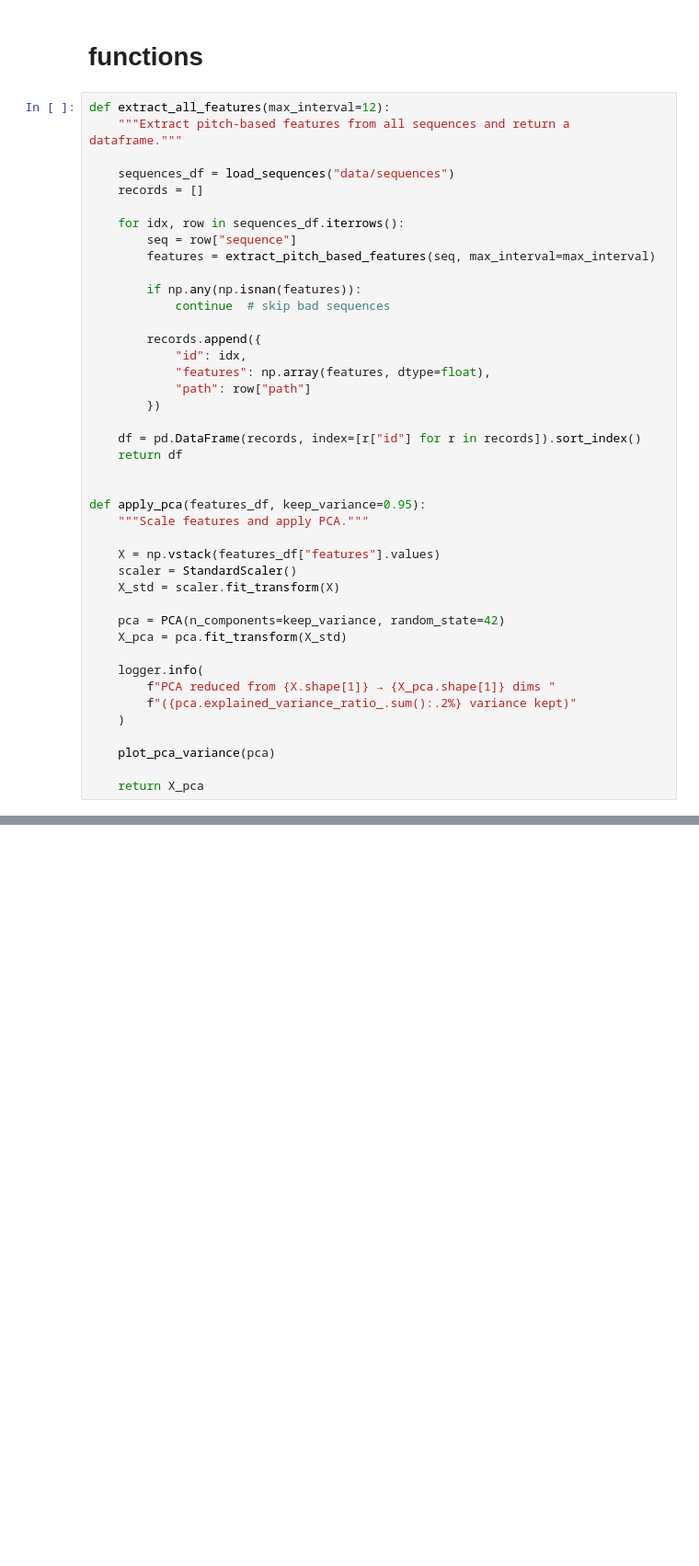
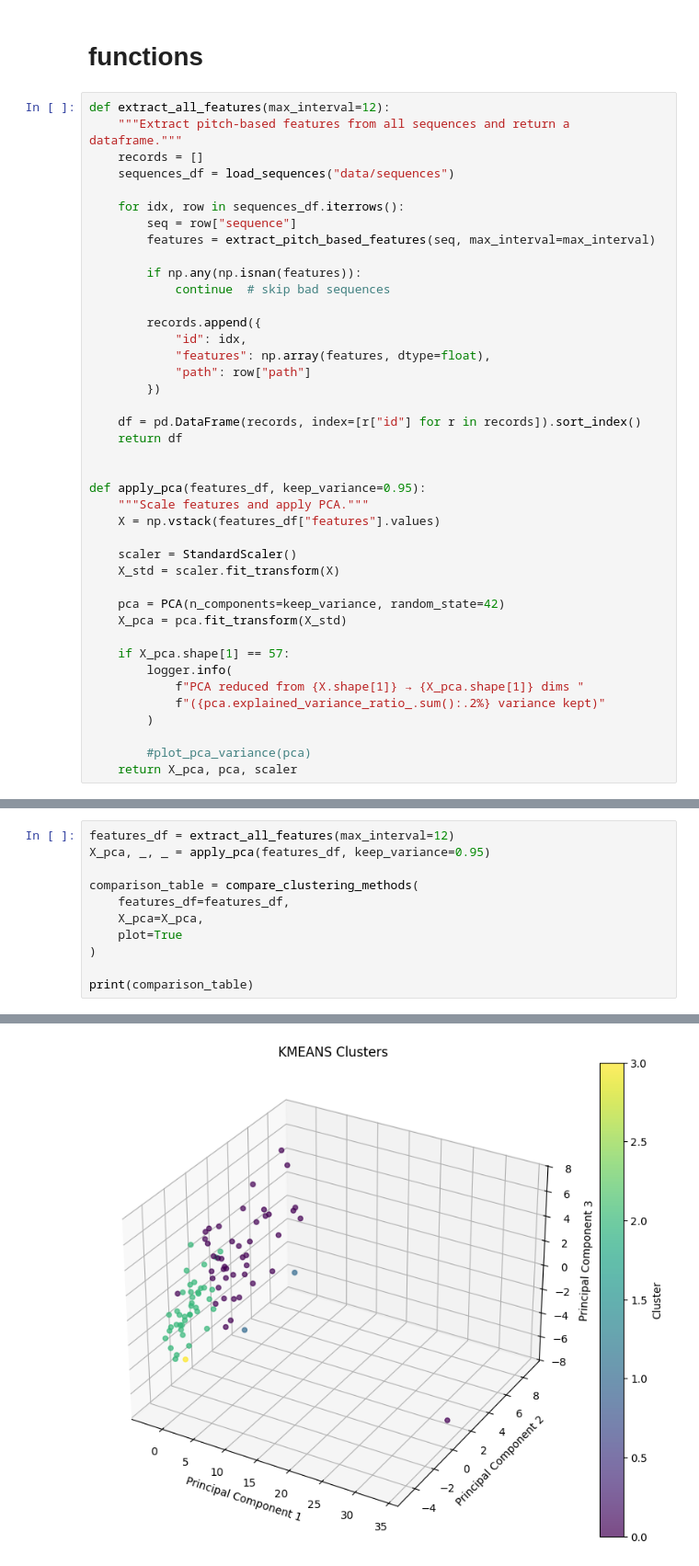
Before and after one commit to damiskov/project-02807, a Jupyter notebook: notebooks/pitch_based_clustering.ipynb, the cells around one changed output, grey strips where cells are left out. Shown at 92% size. Saved outputs shown, nothing was run; the diff lists cells and outputs as text; blank space fills up the shorter version.

Commit message:
comparing different clustering methods

```diff
--- a/notebooks/pitch_based_clustering.ipynb
+++ b/notebooks/pitch_based_clustering.ipynb
@@ -22,9 +22,8 @@ from sklearn.decomposition import PCA
 # %%
 def extract_all_features(max_interval=12):
     """Extract pitch-based features from all sequences and return a dataframe."""
-
+    records = []
     sequences_df = load_sequences("data/sequences")
-    records = []
 
     for idx, row in sequences_df.iterrows():
         seq = row["sequence"]
@@ -45,19 +44,19 @@ def extract_all_features(max_interval=12):
 
 def apply_pca(features_df, keep_variance=0.95):
     """Scale features and apply PCA."""
+    X = np.vstack(features_df["features"].values)
 
-    X = np.vstack(features_df["features"].values)
     scaler = StandardScaler()
     X_std = scaler.fit_transform(X)
 
     pca = PCA(n_components=keep_variance, random_state=42)
     X_pca = pca.fit_transform(X_std)
 
-    logger.info(
-        f"PCA reduced from {X.shape[1]} → {X_pca.shape[1]} dims "
-        f"({pca.explained_variance_ratio_.sum():.2%} variance kept)"
-    )
+    if X_pca.shape[1] == 57:
+        logger.info(
+            f"PCA reduced from {X.shape[1]} → {X_pca.shape[1]} dims "
+            f"({pca.explained_variance_ratio_.sum():.2%} variance kept)"
+        )
 
-    plot_pca_variance(pca)
-
-    return X_pca
+        #plot_pca_variance(pca)
+    return X_pca, pca, scaler
@@ -199,0 +185,12 @@ Name: count, dtype: int64
+# %%
+features_df = extract_all_features(max_interval=12)
+X_pca, _, _ = apply_pca(features_df, keep_variance=0.95)
+
+comparison_table = compare_clustering_methods(
+    features_df=features_df,
+    X_pca=X_pca,
+    plot=True
+)
+
+print(comparison_table)
+# %% [output]
@@ -199,0 +208 @@ Name: count, dtype: int64
+[figure, added]
```
Also changed, not shown: parts of 11 cells of this notebook.
